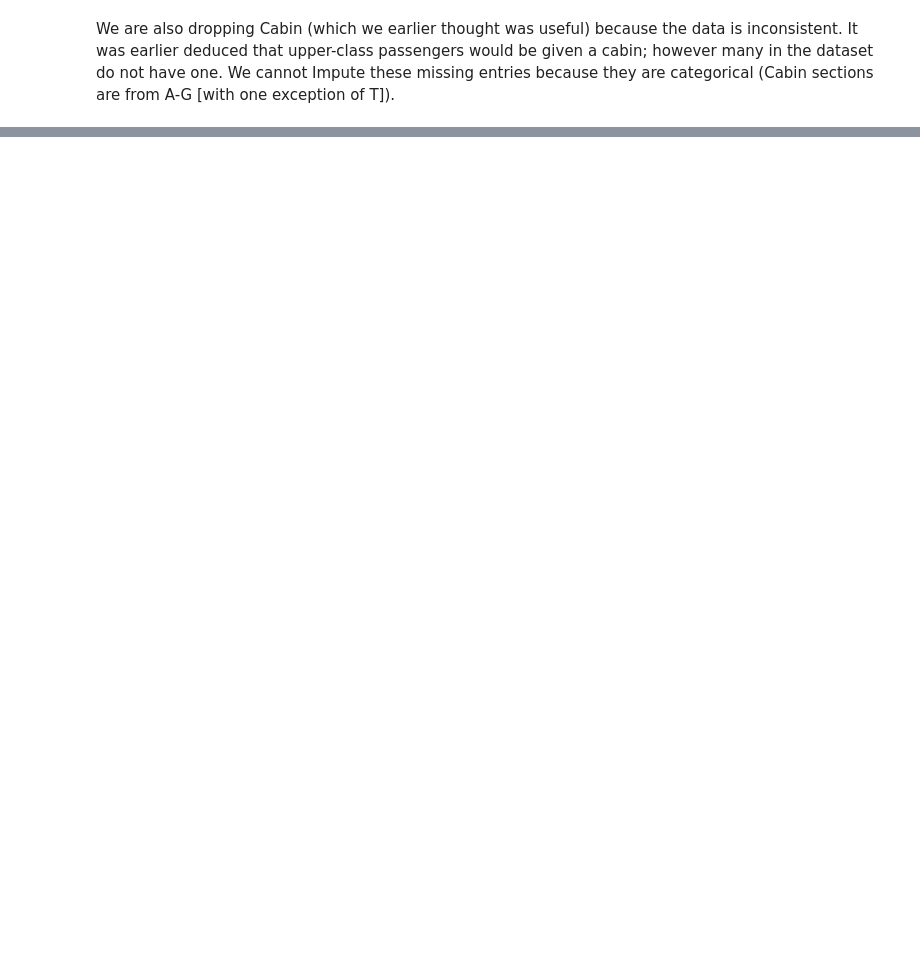
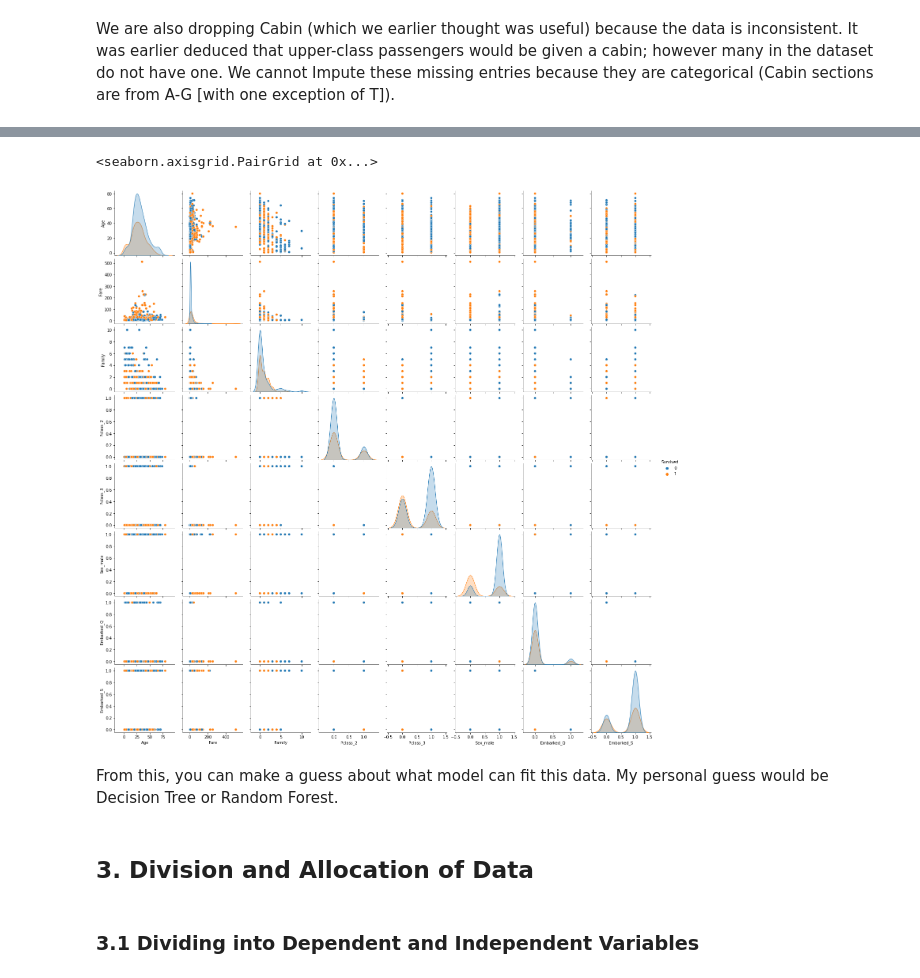
Before and after one commit to harshulkuhar/titanic-survival, a Jupyter notebook: titanic_survival_prediction.ipynb, the cells around one changed output, grey strips where cells are left out. Drawn from its saved outputs; the diff is of its cells as text; code cells hidden in the pictures; blank space fills up the shorter version.

Commit message:
Finished EDA : started model training

```diff
--- a/titanic_survival_prediction.ipynb
+++ b/titanic_survival_prediction.ipynb
@@ -209,0 +279,12 @@ df.head()
+# %%
+# Big Visualization
+sns.pairplot(df, hue='Survived')
+# %% [output]
+<seaborn.axisgrid.PairGrid at 0x...>
+[figure, added]
+# %% [markdown]
+From this, you can make a guess about what model can fit this data. My personal guess would be Decision Tree or Random Forest.
+# %% [markdown]
+## 3. Division and Allocation of Data
+# %% [markdown]
+### 3.1 Dividing into Dependent and Independent Variables
```
Also changed, not shown: parts of 23 cells of this notebook.
